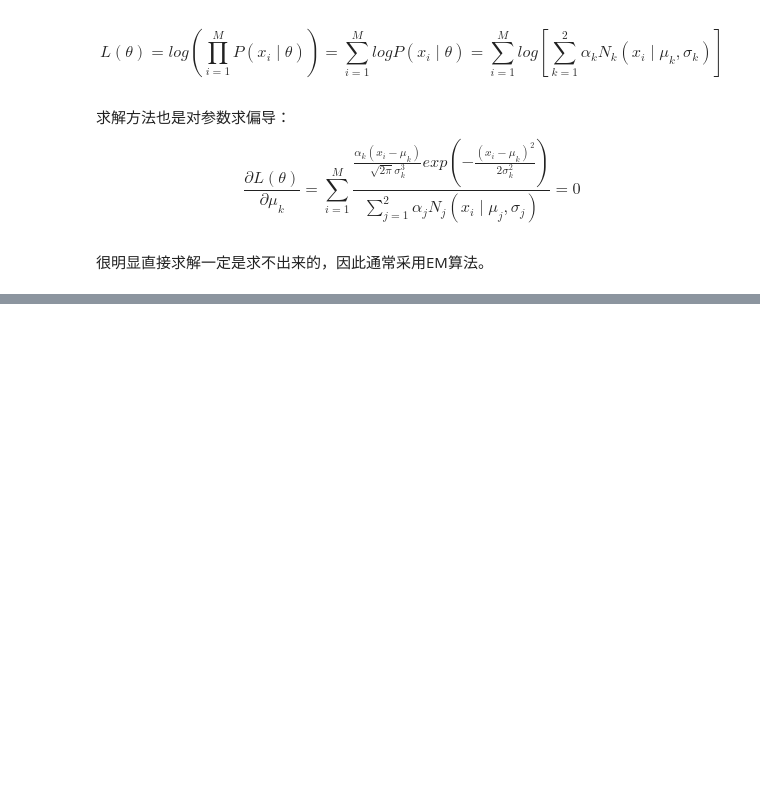
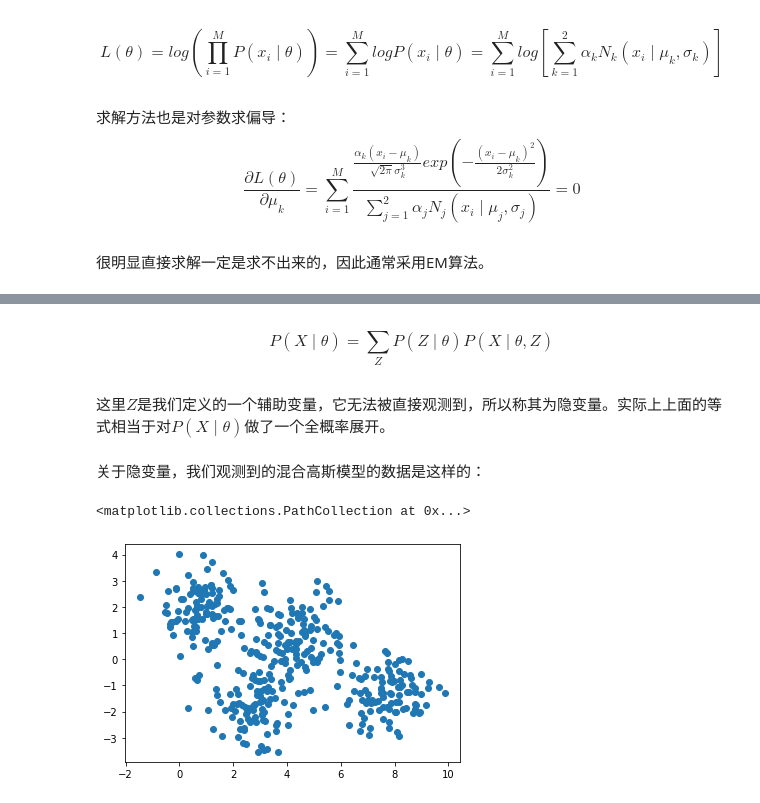
Before and after one commit to jingmengzhiyue/Common-machine-learning-algorithms, a Jupyter notebook: Python/Gaussian Mixture Model.ipynb, the cells around one changed output, grey strips where cells are left out. Cells and saved outputs as stored; diff of their text form; code cells hidden in the pictures; blank space fills up the shorter version.

```diff
--- a/Python/Gaussian Mixture Model.ipynb
+++ b/Python/Gaussian Mixture Model.ipynb
@@ -118,0 +135,30 @@ $$
+# %% [markdown]
+$$
+P(X\mid\theta)=\sum_{Z}P(Z\mid\theta)P(X\mid\theta,Z)
+$$
+# %% [markdown]
+这里$Z$是我们定义的一个辅助变量，它无法被直接观测到，所以称其为隐变量。实际上上面的等式相当于对$P(X\mid\theta)$做了一个全概率展开。
+# %% [markdown]
+关于隐变量，我们观测到的混合高斯模型的数据是这样的：
+# %%
+data=np.vstack((np.random.random(size=(50,2))*0.3+[0.3,0.4],np.random.random(size=(50,2))*1.5))
+u=np.mean(data,axis=0)
+sigma=np.cov(data.T)
+def gaussian_nd(x,u,sigma):
+    return 1.0/(np.power(2*np.pi,x.shape[1]/2)*np.sqrt(np.linalg.det(sigma)))*np.exp(np.sum(-0.5*(x-u).dot(np.linalg.inv(sigma))*(x-u),axis=1))
+def plot_contourf(data,func,lines=3):
+    n = 256
+    x = np.linspace(data[:,0].min(), data[:,0].max(), n)
+    y = np.linspace(data[:,1].min(), data[:,1].max(), n)
+    X, Y = np.meshgrid(x,y)
+    C = plt.contour(X,Y, func(np.c_[X.reshape(-1),Y.reshape(-1)]).reshape(X.shape), lines, colors='g', linewidth=0.5)
+    plt.clabel(C, inline=True, fontsize=10)
+    plt.scatter(data[:,0],data[:,1])
+
+
+X, y = make_blobs(n_samples=400, centers=4,cluster_std=0.85, random_state=0)
+X = X[:, ::-1]
+plt.scatter(X[:,0],X[:,1])
+# %% [output]
+<matplotlib.collections.PathCollection at 0x...>
+[figure, added]
```
Also changed, not shown: parts of 36 cells of this notebook, 1 other file.
